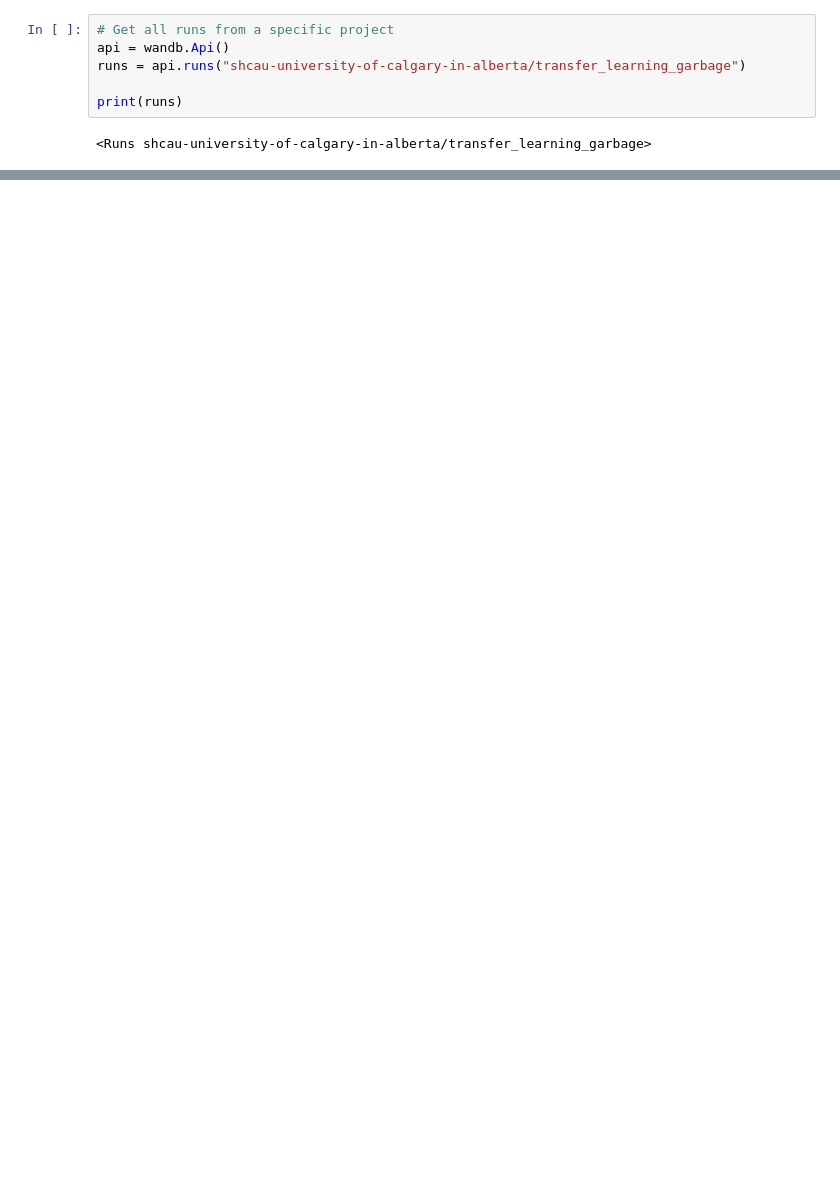
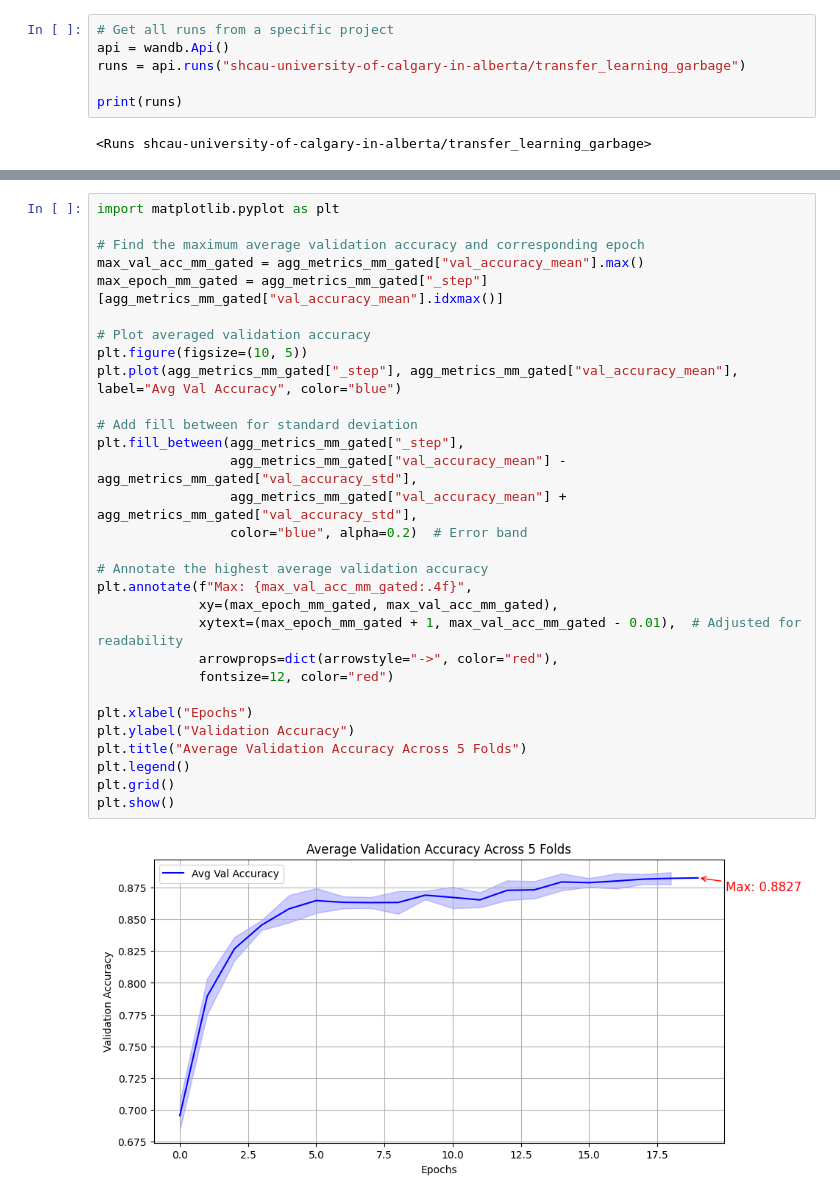
Before and after one commit to austenzhang/garbage-classification-neural-network, a Jupyter notebook: wandb_graphs.ipynb, the cells around one changed output, grey strips where cells are left out. Saved outputs shown, nothing was run; the diff lists cells and outputs as text; blank space fills up the shorter version.

Commit message:
added graphs for final models

```diff
--- a/wandb_graphs.ipynb
+++ b/wandb_graphs.ipynb
@@ -326,0 +125,32 @@ plt.show()
+# %%
+import matplotlib.pyplot as plt
+
+# Find the maximum average validation accuracy and corresponding epoch
+max_val_acc_mm_gated = agg_metrics_mm_gated["val_accuracy_mean"].max()
+max_epoch_mm_gated = agg_metrics_mm_gated["_step"][agg_metrics_mm_gated["val_accuracy_mean"].idxmax()]
+
+# Plot averaged validation accuracy
+plt.figure(figsize=(10, 5))
+plt.plot(agg_metrics_mm_gated["_step"], agg_metrics_mm_gated["val_accuracy_mean"], label="Avg Val Accuracy", color="blue")
+
+# Add fill between for standard deviation
+plt.fill_between(agg_metrics_mm_gated["_step"],
+                 agg_metrics_mm_gated["val_accuracy_mean"] - agg_metrics_mm_gated["val_accuracy_std"],
+                 agg_metrics_mm_gated["val_accuracy_mean"] + agg_metrics_mm_gated["val_accuracy_std"],
+                 color="blue", alpha=0.2)  # Error band
+
+# Annotate the highest average validation accuracy
+plt.annotate(f"Max: {max_val_acc_mm_gated:.4f}",
+             xy=(max_epoch_mm_gated, max_val_acc_mm_gated),
+             xytext=(max_epoch_mm_gated + 1, max_val_acc_mm_gated - 0.01),  # Adjusted for readability
+             arrowprops=dict(arrowstyle="->", color="red"),
+             fontsize=12, color="red")
+
+plt.xlabel("Epochs")
+plt.ylabel("Validation Accuracy")
+plt.title("Average Validation Accuracy Across 5 Folds")
+plt.legend()
+plt.grid()
+plt.show()
+# %% [output]
+[figure, added]
```
Also changed, not shown: parts of 40 cells of this notebook.
